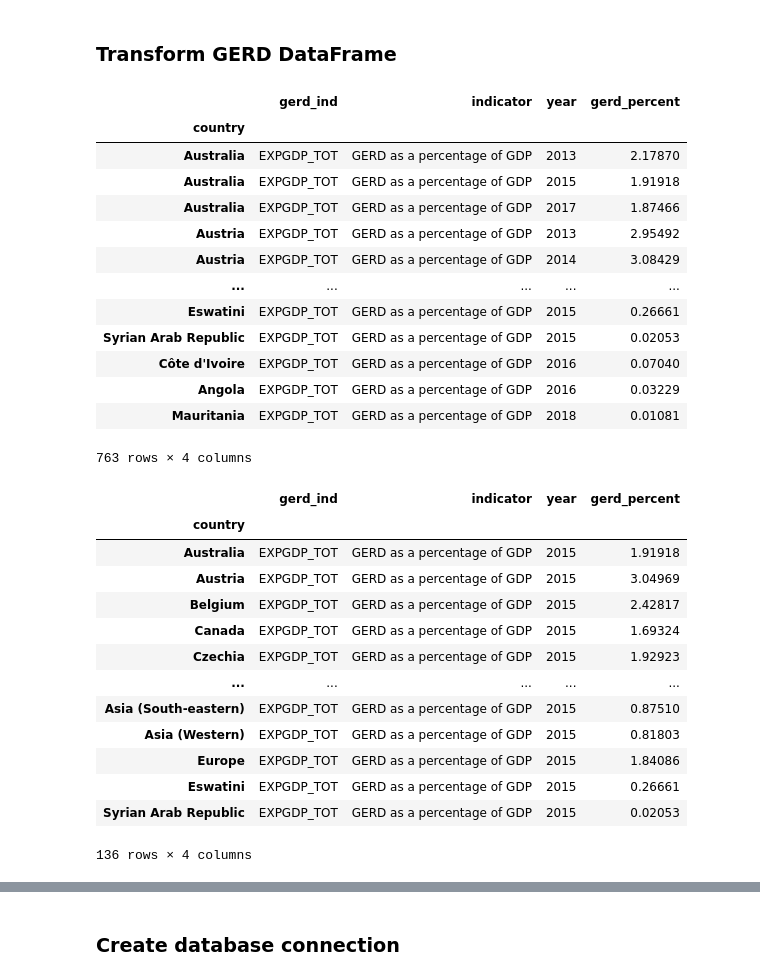
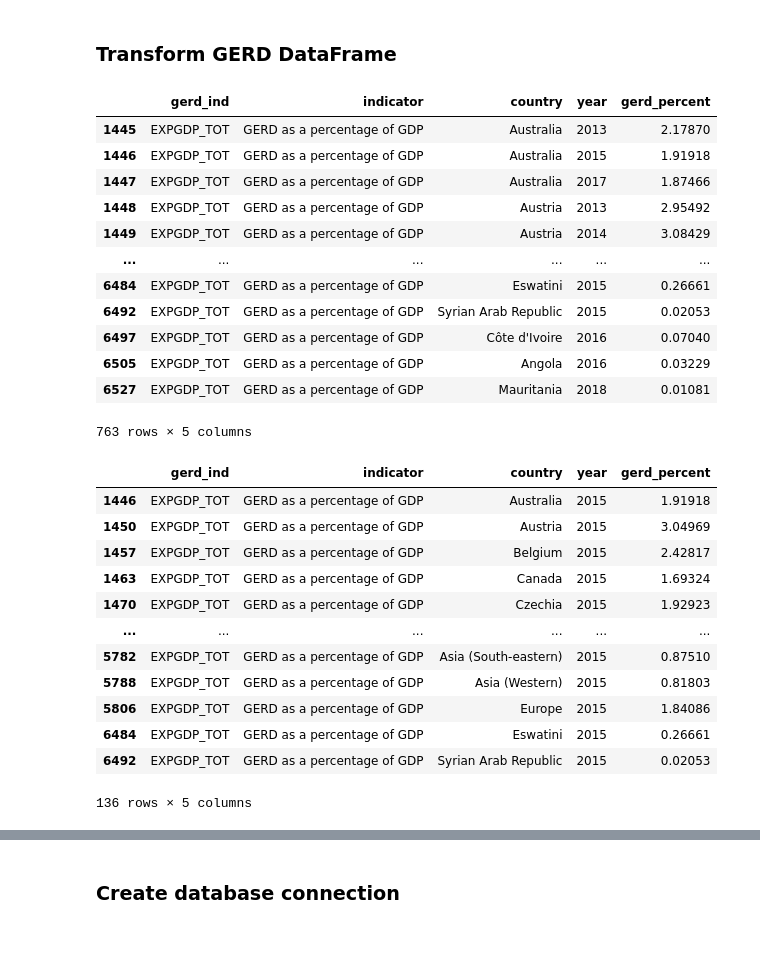
Before and after one commit to mchrzanowski27/Project2, a Jupyter notebook: Project2-Group3.ipynb, the cells around one changed output, grey strips where cells are left out. Drawn from its saved outputs; the diff is of its cells as text; code cells hidden in the pictures; blank space fills up the shorter version.

```diff
--- a/Project2-Group3.ipynb
+++ b/Project2-Group3.ipynb
@@ -125,45 +125,43 @@ GERD_df
 # %%
 # Create a filtered dataframe from specific columns
 
 GERD_df = GERD_df[['INDICATOR','Indicator','Country','Time','Value']]
 GERD_df=GERD_df.rename(columns={'Country':'country','INDICATOR':'gerd_ind', 'Indicator':'indicator','Time':'year','Value':'gerd_percent'})
-GERD_df = GERD_df.set_index('country')
+#GERD_df = GERD_df.set_index('country')
 GERD_df=GERD_df.loc[GERD_df['gerd_ind']== 'EXPGDP_TOT']
 GERD_df
 # %% [output]
-|  | gerd_ind | indicator | year | gerd_percent |
-| country |  |  |  |  |
-| Australia | EXPGDP_TOT | GERD as a percentage of GDP | 2013 | 2.17870 |
-| Australia | EXPGDP_TOT | GERD as a percentage of GDP | 2015 | 1.91918 |
-| Australia | EXPGDP_TOT | GERD as a percentage of GDP | 2017 | 1.87466 |
-| Austria | EXPGDP_TOT | GERD as a percentage of GDP | 2013 | 2.95492 |
-| Austria | EXPGDP_TOT | GERD as a percentage of GDP | 2014 | 3.08429 |
-| ... | ... | ... | ... | ... |
-| Eswatini | EXPGDP_TOT | GERD as a percentage of GDP | 2015 | 0.26661 |
-| Syrian Arab Republic | EXPGDP_TOT | GERD as a percentage of GDP | 2015 | 0.02053 |
-| Côte d'Ivoire | EXPGDP_TOT | GERD as a percentage of GDP | 2016 | 0.07040 |
-| Angola | EXPGDP_TOT | GERD as a percentage of GDP | 2016 | 0.03229 |
-| Mauritania | EXPGDP_TOT | GERD as a percentage of GDP | 2018 | 0.01081 |
+|  | gerd_ind | indicator | country | year | gerd_percent |
+| 1445 | EXPGDP_TOT | GERD as a percentage of GDP | Australia | 2013 | 2.17870 |
+| 1446 | EXPGDP_TOT | GERD as a percentage of GDP | Australia | 2015 | 1.91918 |
+| 1447 | EXPGDP_TOT | GERD as a percentage of GDP | Australia | 2017 | 1.87466 |
+| 1448 | EXPGDP_TOT | GERD as a percentage of GDP | Austria | 2013 | 2.95492 |
+| 1449 | EXPGDP_TOT | GERD as a percentage of GDP | Austria | 2014 | 3.08429 |
+| ... | ... | ... | ... | ... | ... |
+| 6484 | EXPGDP_TOT | GERD as a percentage of GDP | Eswatini | 2015 | 0.26661 |
+| 6492 | EXPGDP_TOT | GERD as a percentage of GDP | Syrian Arab Republic | 2015 | 0.02053 |
+| 6497 | EXPGDP_TOT | GERD as a percentage of GDP | Côte d'Ivoire | 2016 | 0.07040 |
+| 6505 | EXPGDP_TOT | GERD as a percentage of GDP | Angola | 2016 | 0.03229 |
+| 6527 | EXPGDP_TOT | GERD as a percentage of GDP | Mauritania | 2018 | 0.01081 |
-763 rows × 4 columns
+763 rows × 5 columns
 # %%
 dates = [2013, 2014, 2016, 2017, 2018, 2019]
 GERD_clean_df=GERD_df[GERD_df.year.isin(dates) == False]
 GERD_clean_df
 # %% [output]
-|  | gerd_ind | indicator | year | gerd_percent |
-| country |  |  |  |  |
-| Australia | EXPGDP_TOT | GERD as a percentage of GDP | 2015 | 1.91918 |
-| Austria | EXPGDP_TOT | GERD as a percentage of GDP | 2015 | 3.04969 |
-| Belgium | EXPGDP_TOT | GERD as a percentage of GDP | 2015 | 2.42817 |
-| Canada | EXPGDP_TOT | GERD as a percentage of GDP | 2015 | 1.69324 |
-| Czechia | EXPGDP_TOT | GERD as a percentage of GDP | 2015 | 1.92923 |
-| ... | ... | ... | ... | ... |
-| Asia (South-eastern) | EXPGDP_TOT | GERD as a percentage of GDP | 2015 | 0.87510 |
-| Asia (Western) | EXPGDP_TOT | GERD as a percentage of GDP | 2015 | 0.81803 |
-| Europe | EXPGDP_TOT | GERD as a percentage of GDP | 2015 | 1.84086 |
-| Eswatini | EXPGDP_TOT | GERD as a percentage of GDP | 2015 | 0.26661 |
-| Syrian Arab Republic | EXPGDP_TOT | GERD as a percentage of GDP | 2015 | 0.02053 |
+|  | gerd_ind | indicator | country | year | gerd_percent |
+| 1446 | EXPGDP_TOT | GERD as a percentage of GDP | Australia | 2015 | 1.91918 |
+| 1450 | EXPGDP_TOT | GERD as a percentage of GDP | Austria | 2015 | 3.04969 |
+| 1457 | EXPGDP_TOT | GERD as a percentage of GDP | Belgium | 2015 | 2.42817 |
+| 1463 | EXPGDP_TOT | GERD as a percentage of GDP | Canada | 2015 | 1.69324 |
+| 1470 | EXPGDP_TOT | GERD as a percentage of GDP | Czechia | 2015 | 1.92923 |
+| ... | ... | ... | ... | ... | ... |
+| 5782 | EXPGDP_TOT | GERD as a percentage of GDP | Asia (South-eastern) | 2015 | 0.87510 |
+| 5788 | EXPGDP_TOT | GERD as a percentage of GDP | Asia (Western) | 2015 | 0.81803 |
+| 5806 | EXPGDP_TOT | GERD as a percentage of GDP | Europe | 2015 | 1.84086 |
+| 6484 | EXPGDP_TOT | GERD as a percentage of GDP | Eswatini | 2015 | 0.26661 |
+| 6492 | EXPGDP_TOT | GERD as a percentage of GDP | Syrian Arab Republic | 2015 | 0.02053 |
-136 rows × 4 columns
+136 rows × 5 columns
 # %%
 TotalRD_file = "R_D_Total.csv"
 TotalRD_df = pd.read_csv(TotalRD_file,header=1)
```
Also changed, not shown: parts of 13 cells of this notebook, 1 other file.
